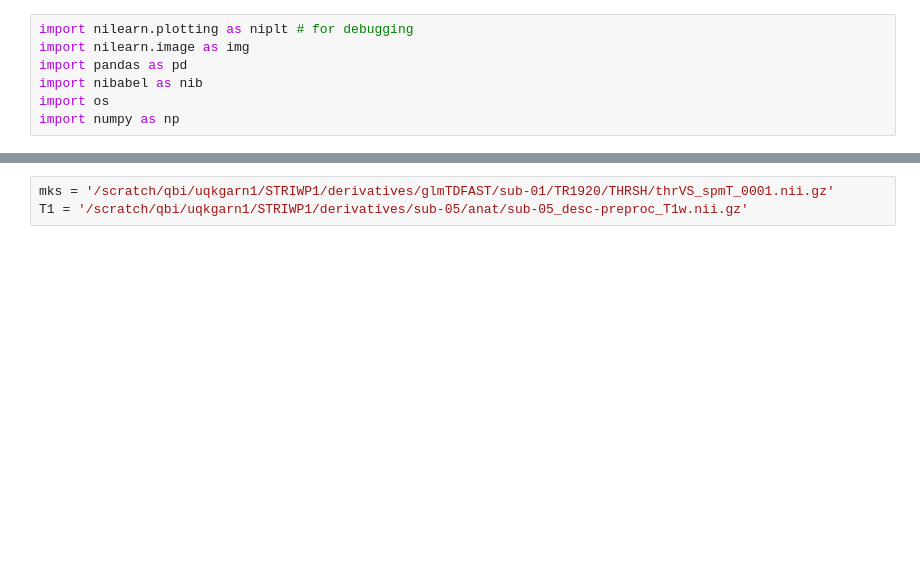
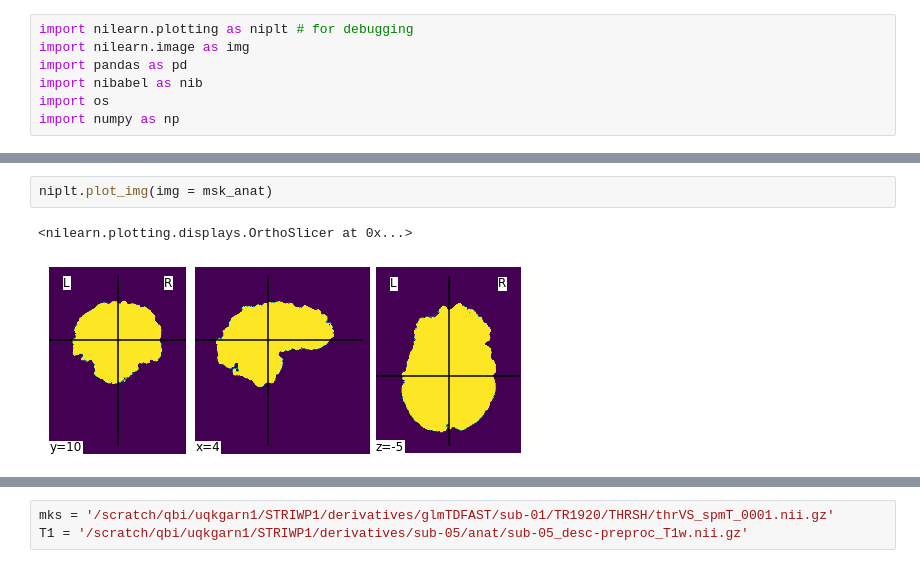
Before and after one commit to kel-github/code-4-seq-comp-test-7T, a Jupyter notebook: image-sanity-checks.ipynb, the cells around one changed output, grey strips where cells are left out. Cells and saved outputs as stored; diff of their text form; blank space fills up the shorter version.

```diff
--- a/image-sanity-checks.ipynb
+++ b/image-sanity-checks.ipynb
@@ -12,0 +28,5 @@ TypeError: plot_img() got multiple values for keyword argument 'threshold'
+# %%
+niplt.plot_img(img = msk_anat)
+# %% [output]
+<nilearn.plotting.displays.OrthoSlicer at 0x...>
+[figure, added]
```
Also changed, not shown: parts of 15 cells of this notebook, 7 other files.
